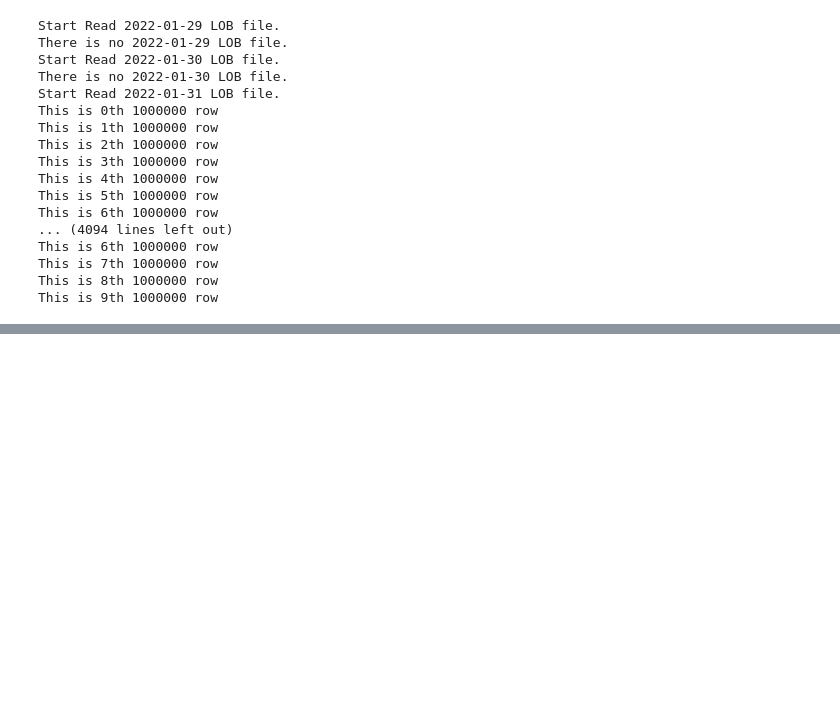
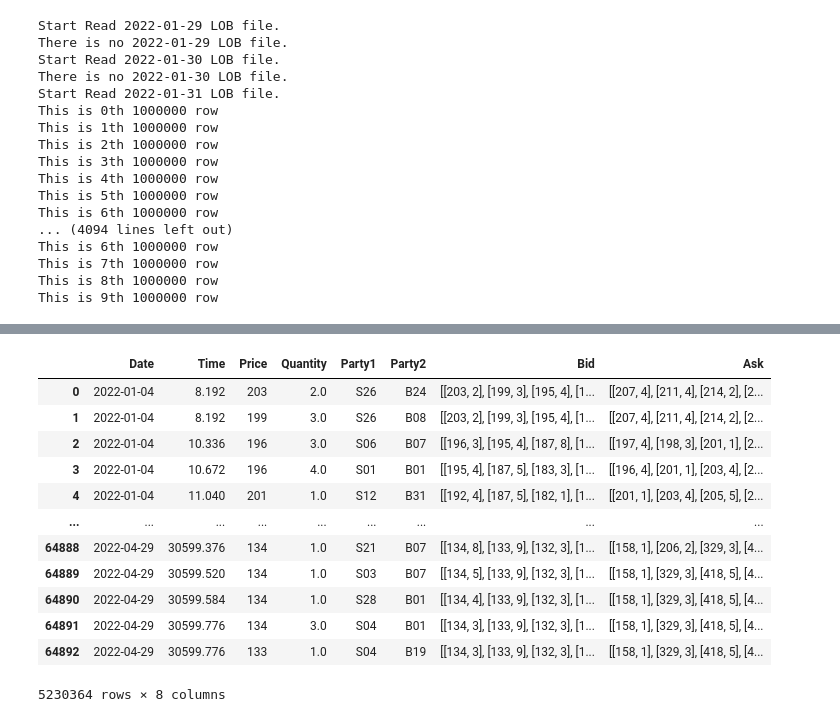
Before and after one commit to data-science-mini-project26/Mini_Project, a Jupyter notebook: Tianheng_Zhou/Tianheng-Zhou-Data-Restore.ipynb, the cells around one changed output, grey strips where cells are left out. Cells and saved outputs as stored; diff of their text form; code cells hidden in the pictures; blank space fills up the shorter version.

```diff
--- a/Tianheng_Zhou/Tianheng-Zhou-Data-Restore.ipynb
+++ b/Tianheng_Zhou/Tianheng-Zhou-Data-Restore.ipynb
@@ -457,0 +647,16 @@ This is 9th 1000000 row
+# %%
+Tape_with_LOB
+# %% [output]
+|  | Date | Time | Price | Quantity | Party1 | Party2 | Bid | Ask |
+| 0 | 2022-01-04 | 8.192 | 203 | 2.0 | S26 | B24 | [[203, 2], [199, 3], [195, 4], [1... | [[207, 4], [211, 4], [214, 2], [2... |
+| 1 | 2022-01-04 | 8.192 | 199 | 3.0 | S26 | B08 | [[203, 2], [199, 3], [195, 4], [1... | [[207, 4], [211, 4], [214, 2], [2... |
+| 2 | 2022-01-04 | 10.336 | 196 | 3.0 | S06 | B07 | [[196, 3], [195, 4], [187, 8], [1... | [[197, 4], [198, 3], [201, 1], [2... |
+| 3 | 2022-01-04 | 10.672 | 196 | 4.0 | S01 | B01 | [[195, 4], [187, 5], [183, 3], [1... | [[196, 4], [201, 1], [203, 4], [2... |
+| 4 | 2022-01-04 | 11.040 | 201 | 1.0 | S12 | B31 | [[192, 4], [187, 5], [182, 1], [1... | [[201, 1], [203, 4], [205, 5], [2... |
+| ... | ... | ... | ... | ... | ... | ... | ... | ... |
+| 64888 | 2022-04-29 | 30599.376 | 134 | 1.0 | S21 | B07 | [[134, 8], [133, 9], [132, 3], [1... | [[158, 1], [206, 2], [329, 3], [4... |
+| 64889 | 2022-04-29 | 30599.520 | 134 | 1.0 | S03 | B07 | [[134, 5], [133, 9], [132, 3], [1... | [[158, 1], [329, 3], [418, 5], [4... |
+| 64890 | 2022-04-29 | 30599.584 | 134 | 1.0 | S28 | B01 | [[134, 4], [133, 9], [132, 3], [1... | [[158, 1], [329, 3], [418, 5], [4... |
+| 64891 | 2022-04-29 | 30599.776 | 134 | 3.0 | S04 | B01 | [[134, 3], [133, 9], [132, 3], [1... | [[158, 1], [329, 3], [418, 5], [4... |
+| 64892 | 2022-04-29 | 30599.776 | 133 | 1.0 | S04 | B19 | [[134, 3], [133, 9], [132, 3], [1... | [[158, 1], [329, 3], [418, 5], [4... |
+5230364 rows × 8 columns
```
Also changed, not shown: parts of 63 cells of this notebook.
